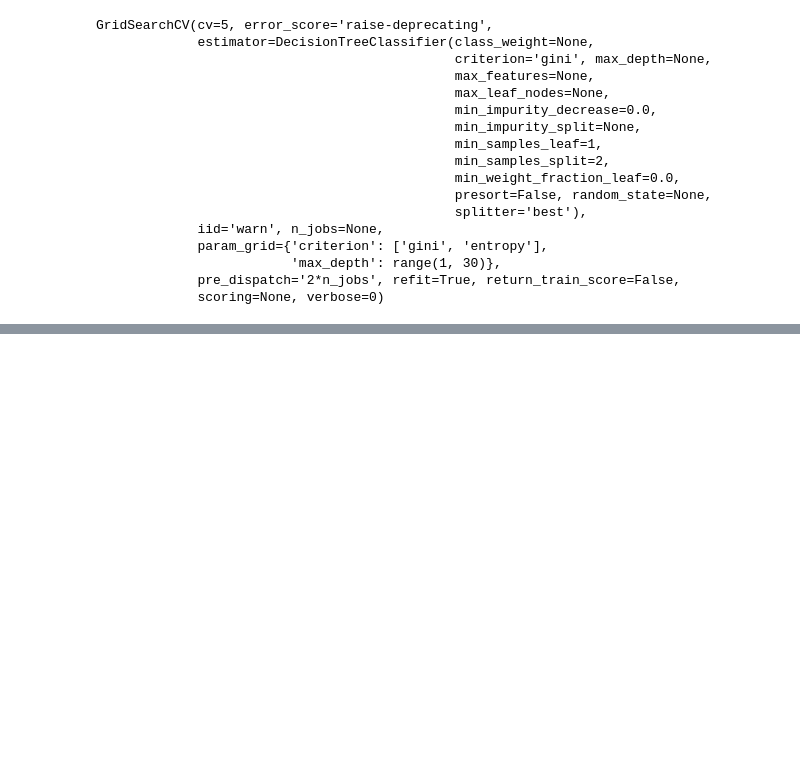
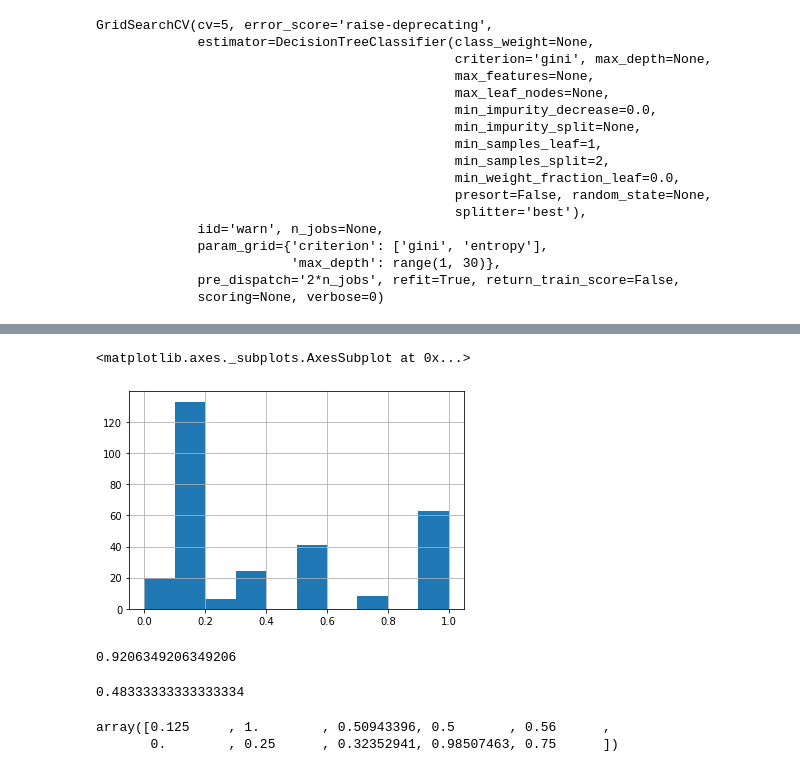
Before and after one commit to SeriousPetrovich/Super_Courses, a Jupyter notebook: Введение в Data Science и машинное обучение/2_Решающие_деревья.ipynb, the cells around one changed output, grey strips where cells are left out. Saved outputs shown, nothing was run; the diff lists cells and outputs as text; code cells hidden in the pictures; blank space fills up the shorter version.

```diff
--- a/Введение в Data Science и машинное обучение/2_Решающие_деревья.ipynb
+++ b/Введение в Data Science и машинное обучение/2_Решающие_деревья.ipynb
@@ -501,0 +503,2 @@ grid_search_cv_clf.best_params_
+# %%
+best_clf = grid_search_cv_clf.best_estimator_
@@ -501,0 +547,7 @@ grid_search_cv_clf.best_params_
+# %%
+y_predicted_prob = best_clf.predict_proba(X_test)
+# %%
+pd.Series(y_predicted_prob[:, 1]).hist()
+# %% [output]
+<matplotlib.axes._subplots.AxesSubplot at 0x...>
+[figure, added]
@@ -501,0 +556,13 @@ grid_search_cv_clf.best_params_
+# %%
+precision_score(y_test, y_pred)
+# %% [output]
+0.9206349206349206
+# %%
+recall_score(y_test, y_pred)
+# %% [output]
+0.48333333333333334
+# %%
+pd.Series(y_predicted_prob[:, 1]).unique()
+# %% [output]
+array([0.125     , 1.        , 0.50943396, 0.5       , 0.56      ,
+       0.        , 0.25      , 0.32352941, 0.98507463, 0.75      ])
```
Also changed, not shown: parts of 45 cells of this notebook, 6 other files.
